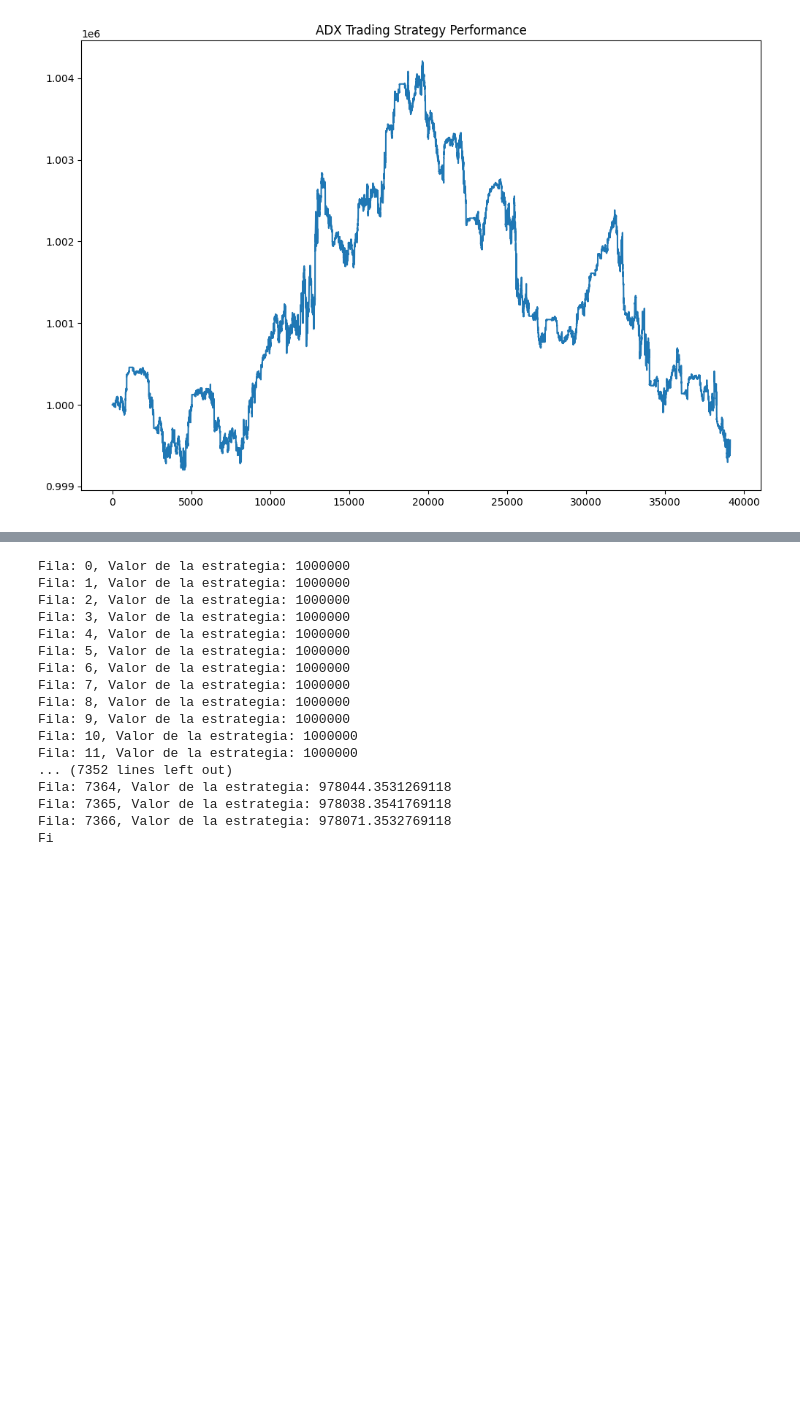
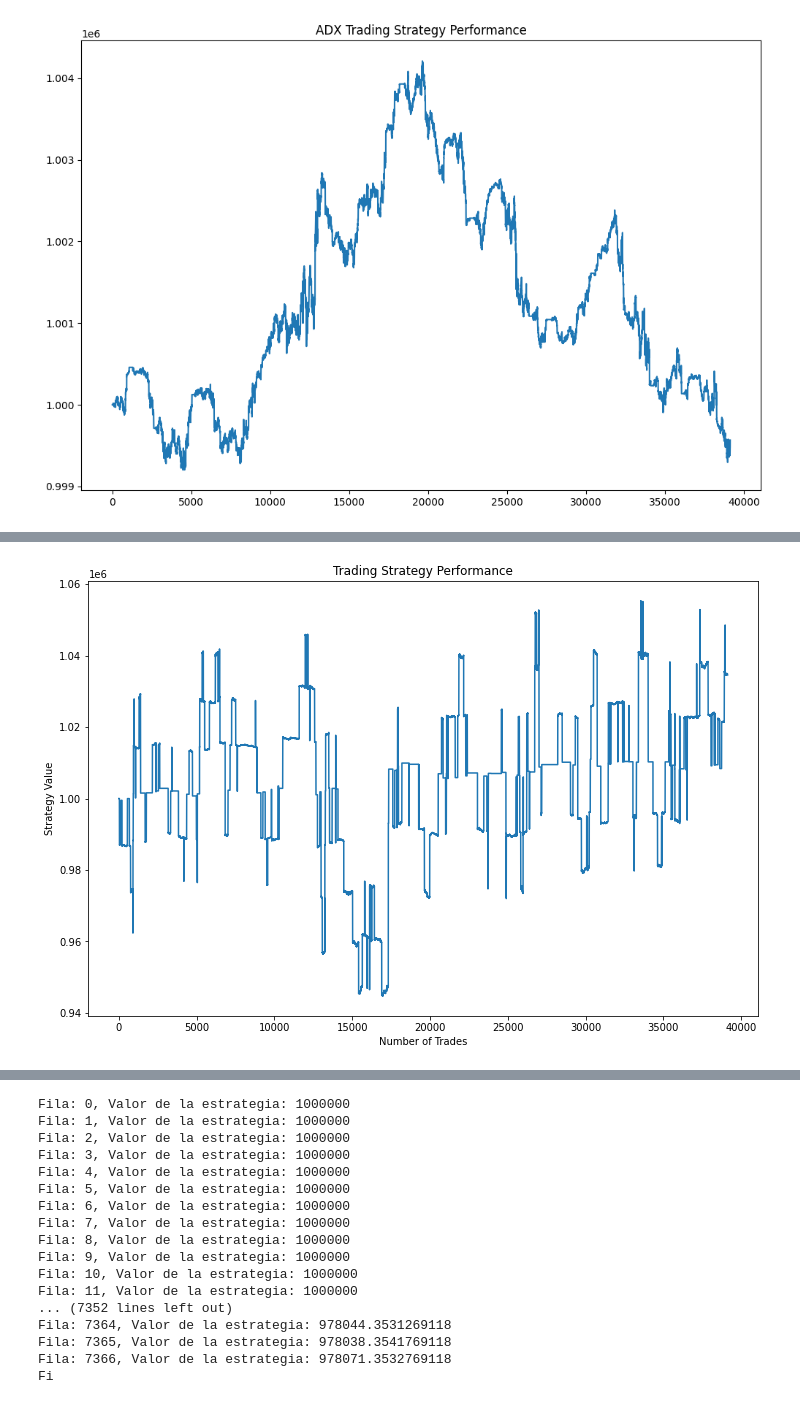
Before and after one commit to david09perez/Proyecto_Trading, a Jupyter notebook: report.ipynb, the cells around one changed output, grey strips where cells are left out. Drawn from its saved outputs; the diff is of its cells as text; code cells hidden in the pictures; blank space fills up the shorter version.

```diff
--- a/report.ipynb
+++ b/report.ipynb
@@ -480,0 +444,4 @@ La mejor combinación de indicadores es: ['SAR', 'ADX'] con un valor de estrateg
+# %%
+strategy.plot_best_results()
+# %% [output]
+[figure, added]
```
Also changed, not shown: parts of 20 cells of this notebook, 1 other file.
